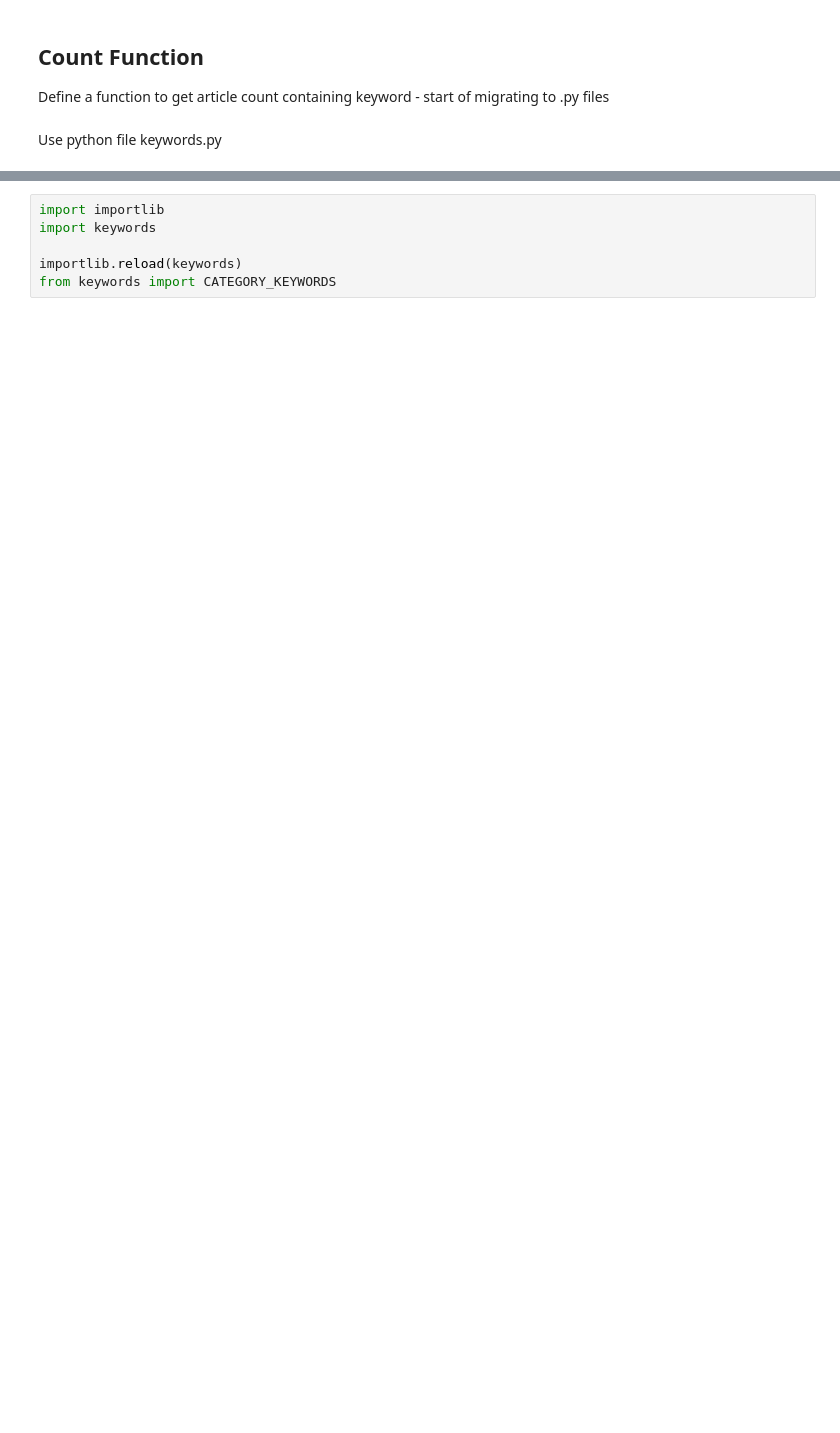
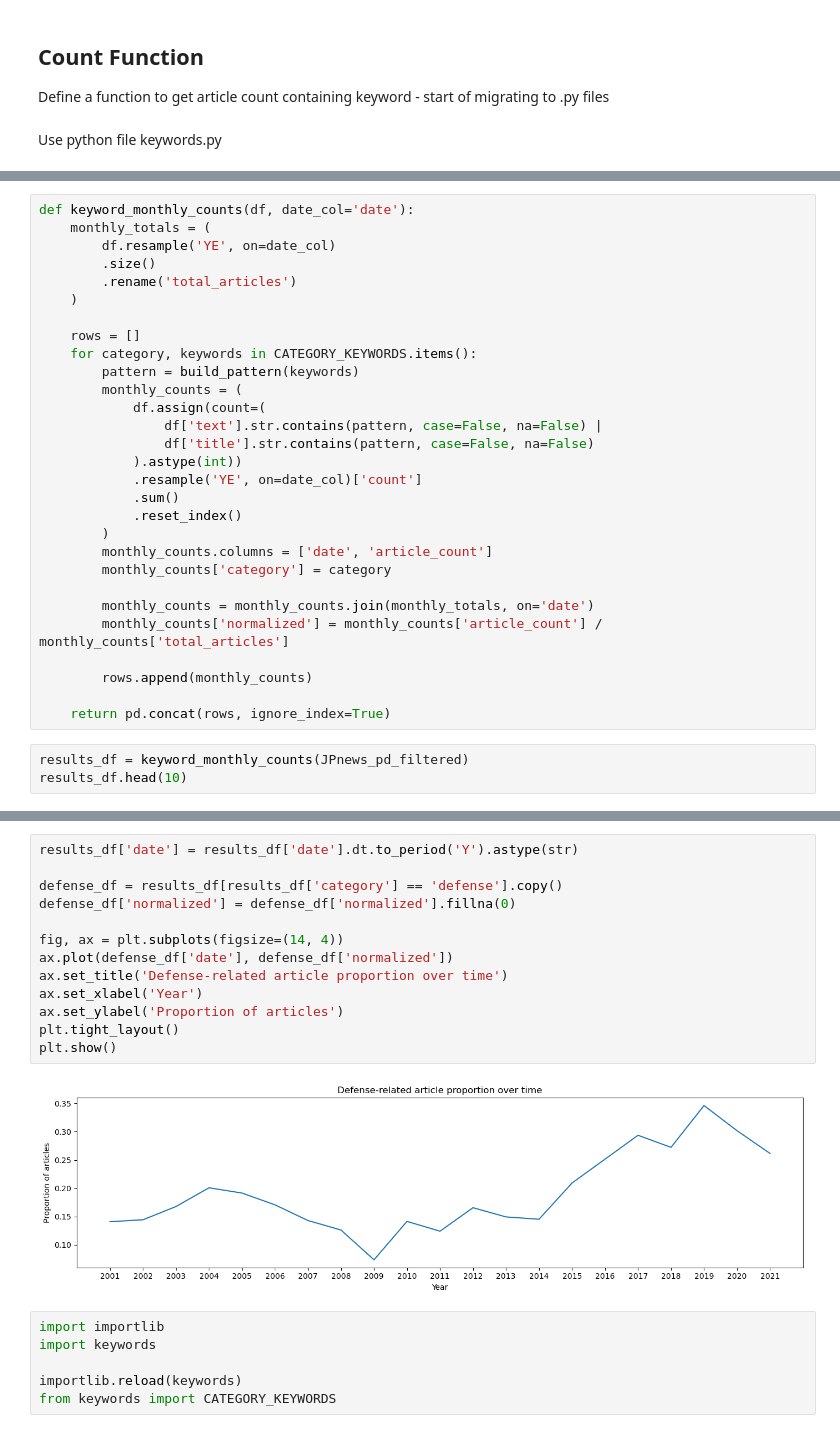
Before and after one commit to ninaudagawa/Media-Politics, a Jupyter notebook: project/notebooks/news_analysis.ipynb, the cells around one changed output, grey strips where cells are left out. Drawn from its saved outputs; the diff is of its cells as text; blank space fills up the shorter version.

Commit message:
File Adjustments and Comparison Graphs

```diff
--- a/project/notebooks/news_analysis.ipynb
+++ b/project/notebooks/news_analysis.ipynb
@@ -114,0 +122,32 @@ Use python file keywords.py
+# %%
+def keyword_monthly_counts(df, date_col='date'):
+    monthly_totals = (
+        df.resample('YE', on=date_col)
+        .size()
+        .rename('total_articles')
+    )
+
+    rows = []
+    for category, keywords in CATEGORY_KEYWORDS.items():
+        pattern = build_pattern(keywords)
+        monthly_counts = (
+            df.assign(count=(
+                df['text'].str.contains(pattern, case=False, na=False) |
+                df['title'].str.contains(pattern, case=False, na=False)
+            ).astype(int))
+            .resample('YE', on=date_col)['count']
+            .sum()
+            .reset_index()
+        )
+        monthly_counts.columns = ['date', 'article_count']
+        monthly_counts['category'] = category
+
+        monthly_counts = monthly_counts.join(monthly_totals, on='date')
+        monthly_counts['normalized'] = monthly_counts['article_count'] / monthly_counts['total_articles']
+
+        rows.append(monthly_counts)
+
+    return pd.concat(rows, ignore_index=True)
+# %%
+results_df = keyword_monthly_counts(JPnews_pd_filtered)
+results_df.head(10)
@@ -115,3 +166,18 @@ Use python file keywords.py
+# %%
+results_df['date'] = results_df['date'].dt.to_period('Y').astype(str)
+
+defense_df = results_df[results_df['category'] == 'defense'].copy()
+defense_df['normalized'] = defense_df['normalized'].fillna(0)
+
+fig, ax = plt.subplots(figsize=(14, 4))
+ax.plot(defense_df['date'], defense_df['normalized'])
+ax.set_title('Defense-related article proportion over time')
+ax.set_xlabel('Year')
+ax.set_ylabel('Proportion of articles')
+plt.tight_layout()
+plt.show()
+# %% [output]
+[figure, added]
 # %%
 import importlib
 import keywords
```
Also changed, not shown: parts of 13 cells of this notebook, 10 other files.
